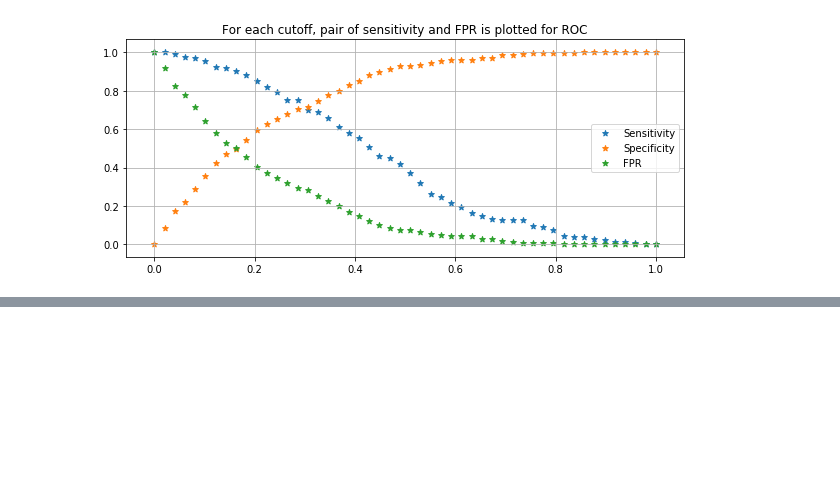
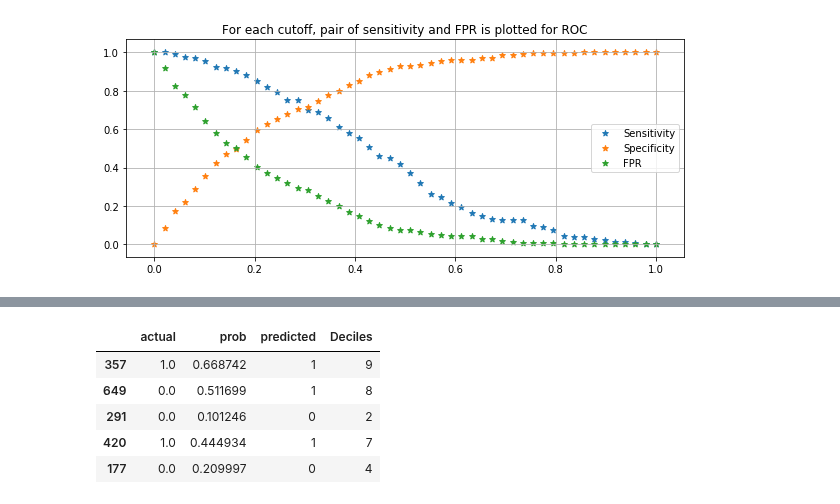
Before and after one commit to mkmritunjay/machineLearning, a Jupyter notebook: Logistic_regression.ipynb, the cells around one changed output, grey strips where cells are left out. Saved outputs shown, nothing was run; the diff lists cells and outputs as text; code cells hidden in the pictures; blank space fills up the shorter version.

```diff
--- a/Logistic_regression.ipynb
+++ b/Logistic_regression.ipynb
@@ -503,0 +564,11 @@ plt.legend()
+# %%
+train_predict['Deciles']=pd.qcut(train_predict['prob'],10, labels=False)
+#test['Deciles']=pd.qcut(test['prob'],10, labels=False)
+train_predict.head()
+# %% [output]
+|  | actual | prob | predicted | Deciles |
+| 357 | 1.0 | 0.668742 | 1 | 9 |
+| 649 | 0.0 | 0.511699 | 1 | 8 |
+| 291 | 0.0 | 0.101246 | 0 | 2 |
+| 420 | 1.0 | 0.444934 | 1 | 7 |
+| 177 | 0.0 | 0.209997 | 0 | 4 |
```
Also changed, not shown: parts of 7 cells of this notebook.
